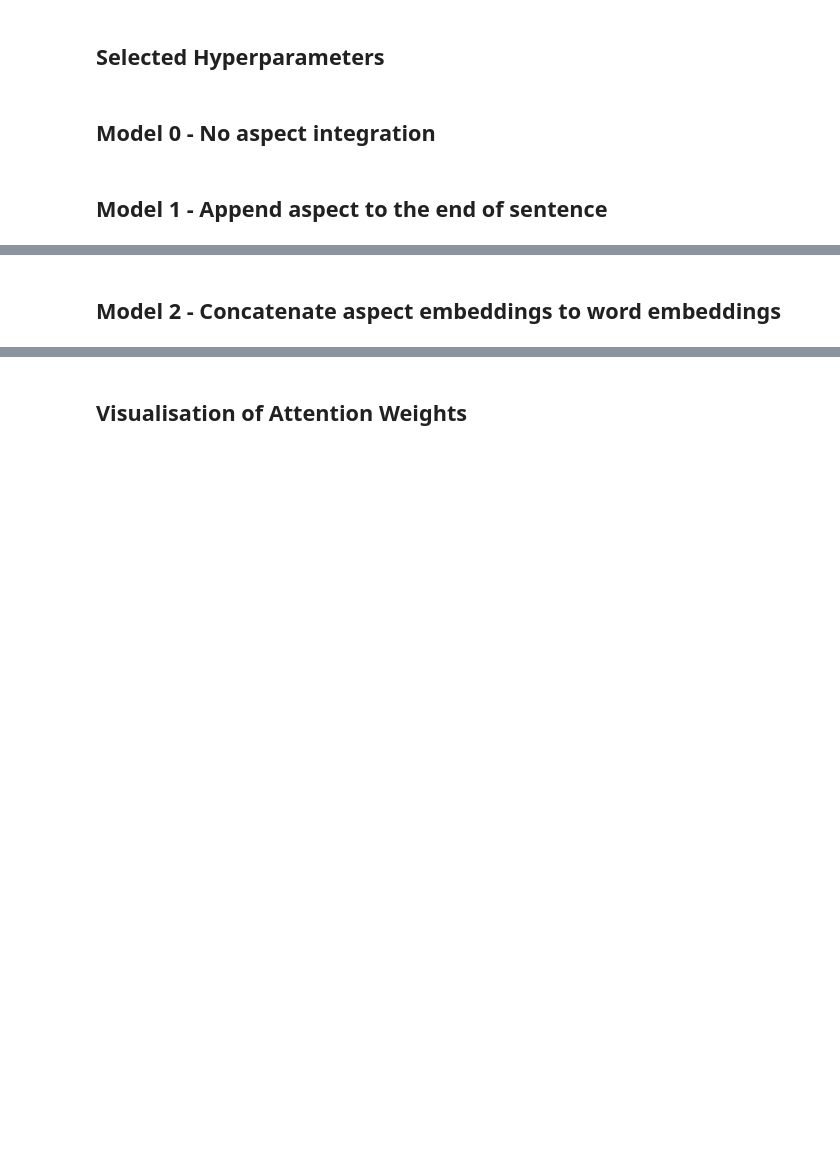
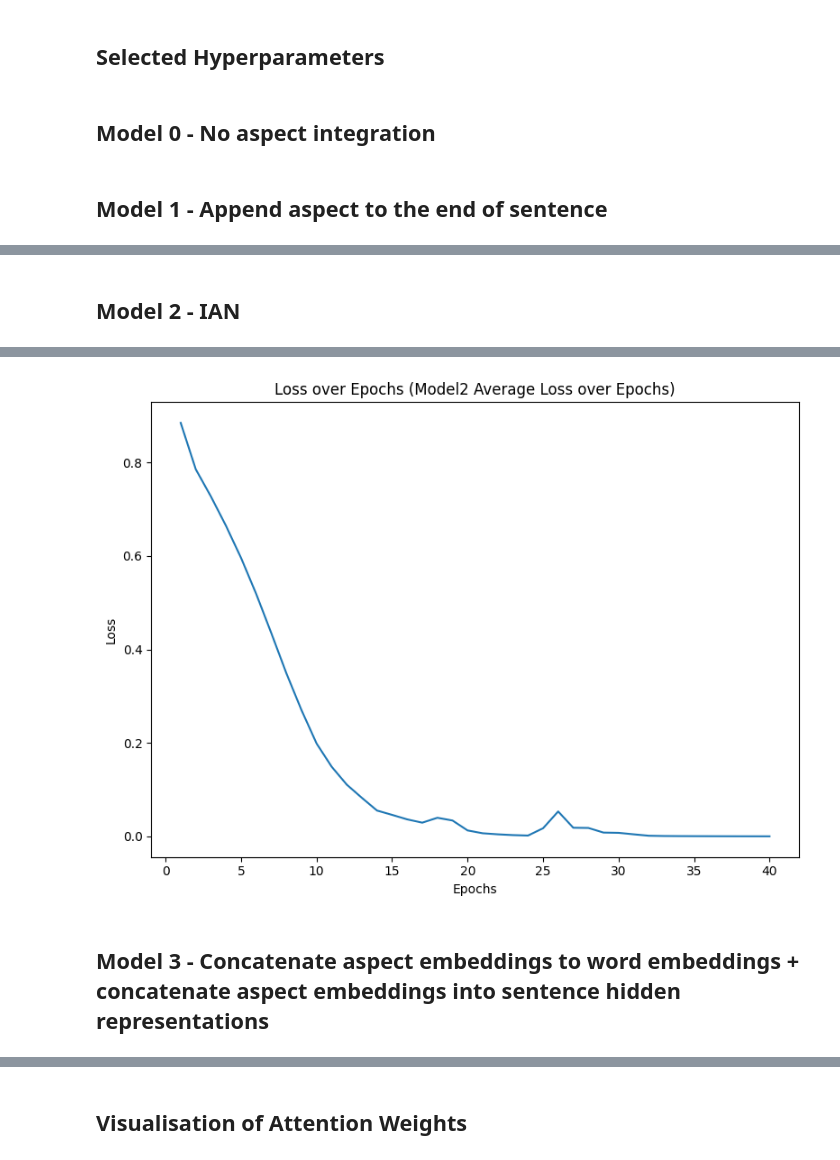
Before and after one commit to LisonLau/CITS4012-Project, a Jupyter notebook: CITS4012_10.ipynb, the cells around one changed output, grey strips where cells are left out. Saved outputs shown, nothing was run; the diff lists cells and outputs as text; code cells hidden in the pictures; blank space fills up the shorter version.

Commit message:
IAN model

```diff
--- a/CITS4012_10.ipynb
+++ b/CITS4012_10.ipynb
@@ -758,0 +742,17 @@ Accuracy for Model1: 0.6304
+# %% [markdown]
+## Model 2 - IAN
+# %%
+# Get word embeddings
+embedding = nn.Embedding(vocab_size, hidden_size)
+embedding.weight.data.copy_(torch.from_numpy(glove_weights))
+
+set_random_seed(seed) # For reproducibility
+model2 = IAN(hidden_size, num_polarities, batch_size, embedding, attention_type).to(device)
+model2, plot_avg_losses2, plot_accuracy2 = train(model2, batches, batch_size=batch_size, learning_rate=learning_rate, num_epochs=num_epochs,
+                                                 print_interval=print_interval, plot_interval=plot_interval, accuracy_graph=False)
+
+accuracy2 = evaluate(model2, batch_size)
+print(f"Accuracy for Model2: {accuracy2:.4f}")
+plot_graph(num_epochs, plot_interval, plot_avg_losses2, 'Model2 Average Loss over Epochs', 'Loss')
+# plot_graph(num_epochs, plot_interval, plot_accuracy2, 'Model2 Accuracy over Epochs', 'Accuracy')
+# %% [output]
@@ -759,2 +776,3 @@ Accuracy for Model1: 0.6304
+[figure, added]
 # %% [markdown]
-## Model 2 - Concatenate aspect embeddings to word embeddings
+## Model 3 - Concatenate aspect embeddings to word embeddings + concatenate aspect embeddings into sentence hidden representations
```
Also changed, not shown: parts of 17 cells of this notebook.
